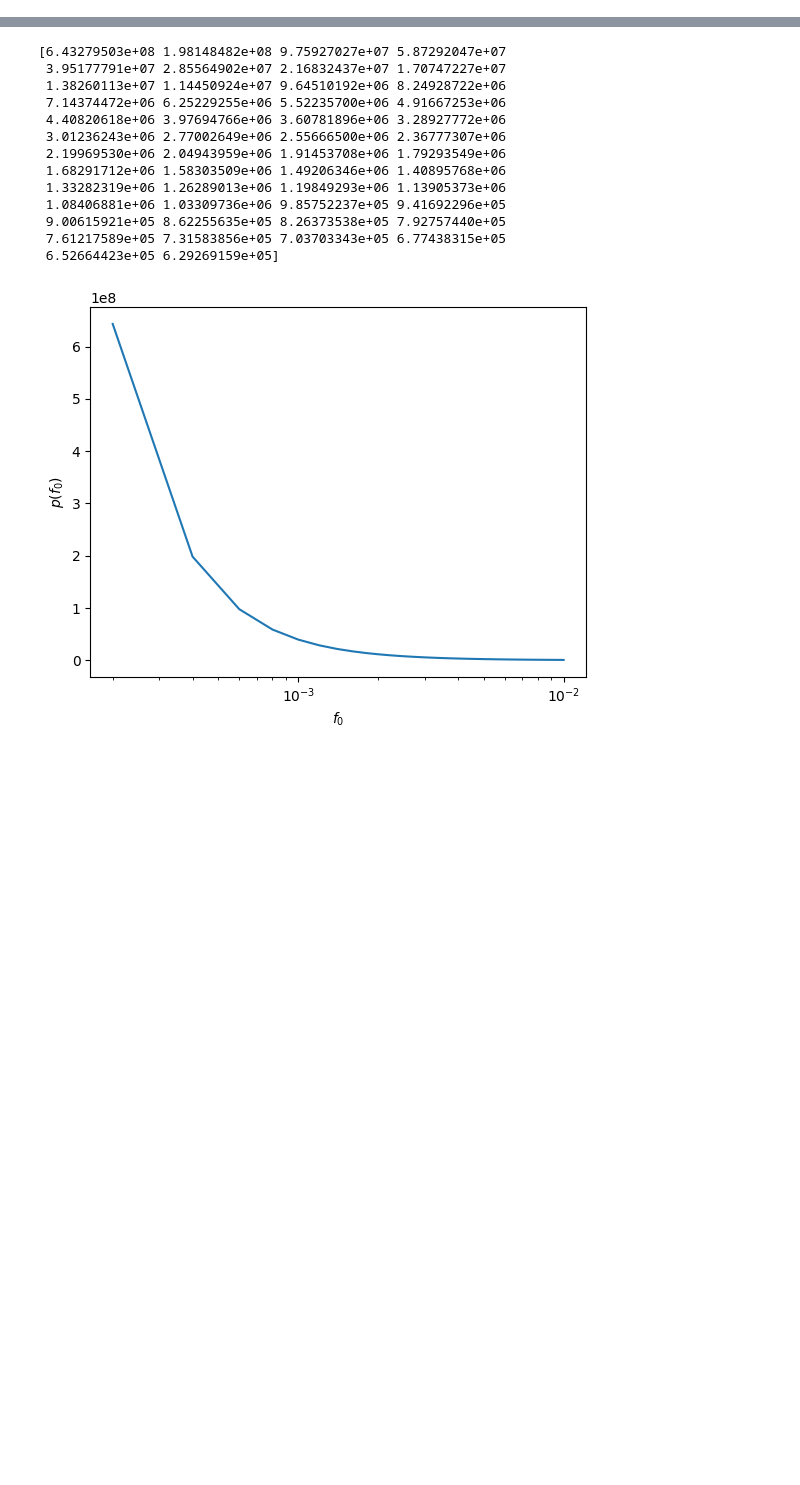
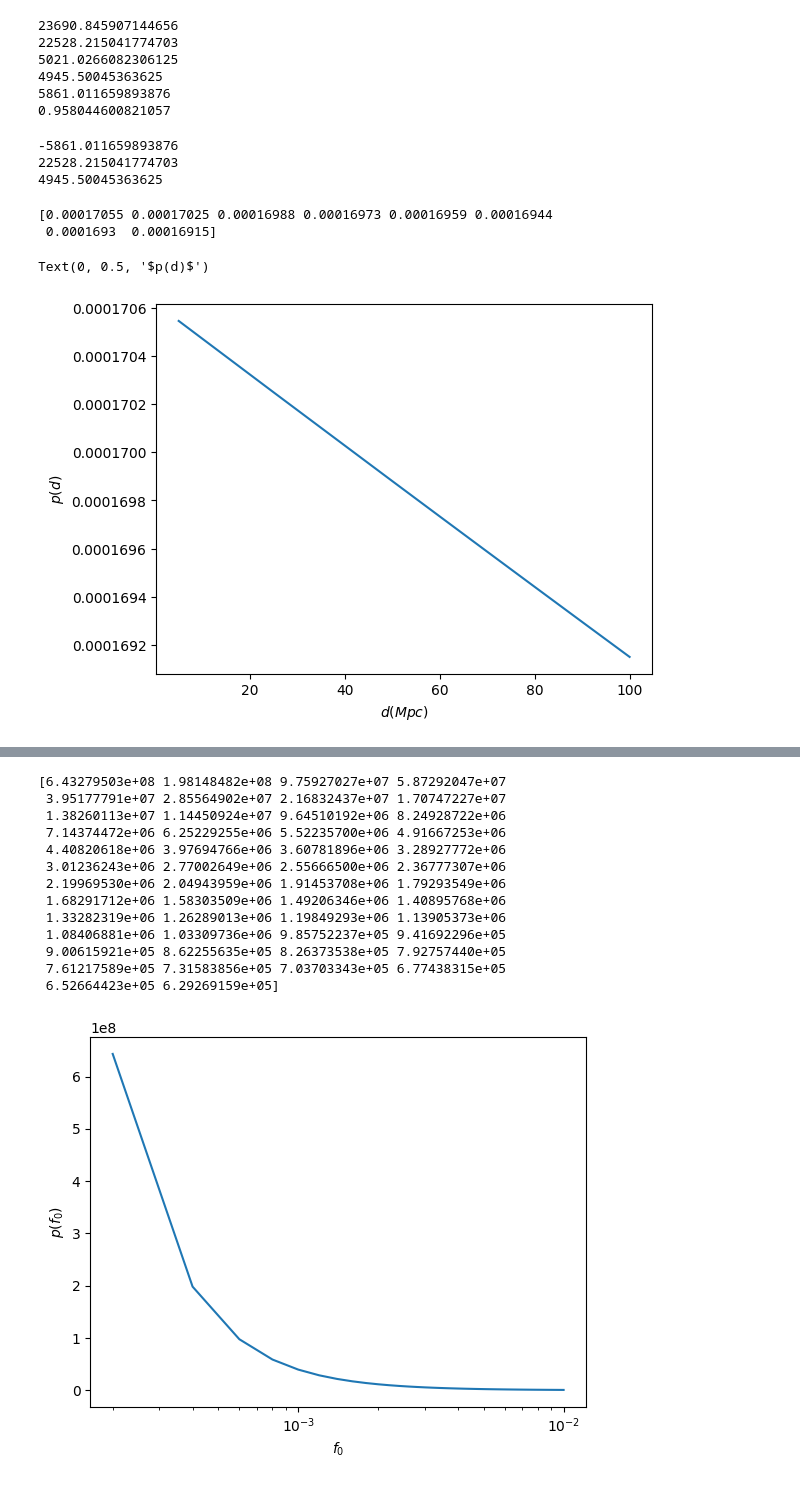
Before and after one commit to deborahDOR/Priors, a Jupyter notebook: SMBH_priors_updated.ipynb, the cells around one changed output, grey strips where cells are left out. Saved outputs shown, nothing was run; the diff lists cells and outputs as text; code cells hidden in the pictures; blank space fills up the shorter version.

```diff
--- a/SMBH_priors_updated.ipynb
+++ b/SMBH_priors_updated.ipynb
@@ -52 +87,47 @@ def P_f0dot(x):
+# %%
+d0=(1-(7/(2*np.sqrt(10))))
+d1=(1-1/np.sqrt(10))
+H0=70
+def d(z):
+    return H*((1+z)-np.sqrt(1+z))
+
+print(d(4))
+
+def d_approx(z):
+    return H*(d0+(z)*d1)
+
+print(d_approx(4))
+print(d(1))
+print(d_approx(1))
+
+C=-d0+H*d1
+print(C)
+print(C/d_approx(1.2))
+# %% [output]
+23690.845907144656
+22528.215041774703
+5021.0266082306125
+4945.50045363625
+5861.011659893876
+0.958044600821057
+# %%
+D=d0-H*d1
+print(D)
+print(d_approx(4))
+print(d_approx(1))
+# %% [output]
+-5861.011659893876
+22528.215041774703
+4945.50045363625
+# %%
+tab_d=np.array([5,25,50,60,70,80,90,100])
+plt.plot(tab_d,P_d(tab_d))
+print(P_d(tab_d))
+plt.xlabel(r'$d (Mpc)$')
+plt.ylabel(r'$p(d)$')
+# %% [output]
+[0.00017055 0.00017025 0.00016988 0.00016973 0.00016959 0.00016944
+ 0.0001693  0.00016915]
+Text(0, 0.5, '$p(d)$')
+[figure, added]
 # %%
```
Also changed, not shown: parts of 17 cells of this notebook, 2 other files.
